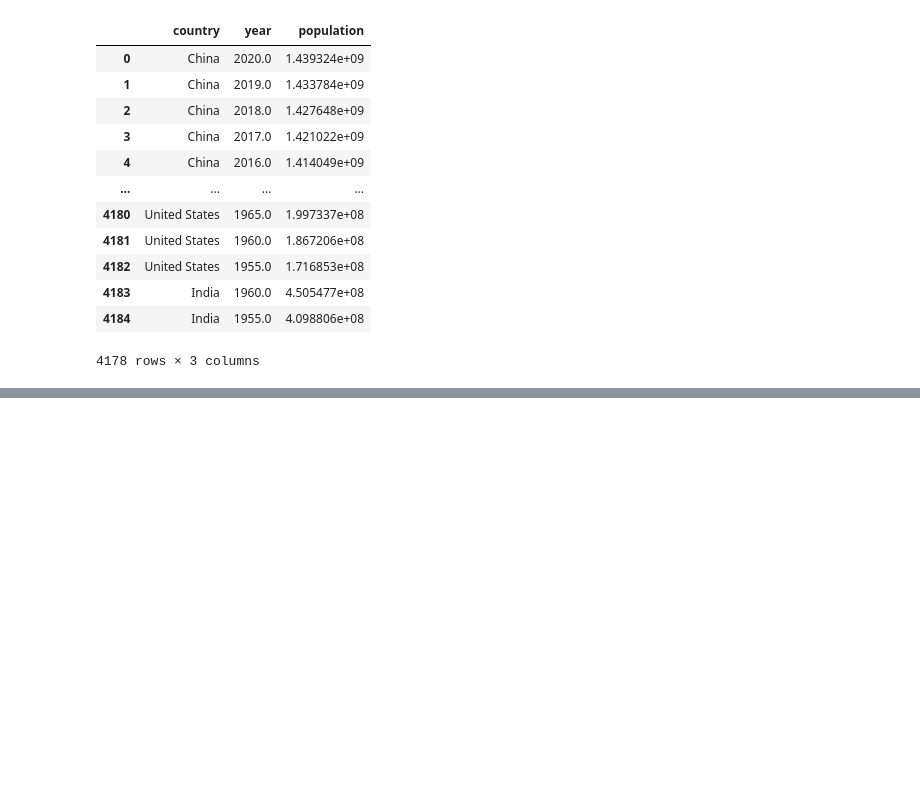
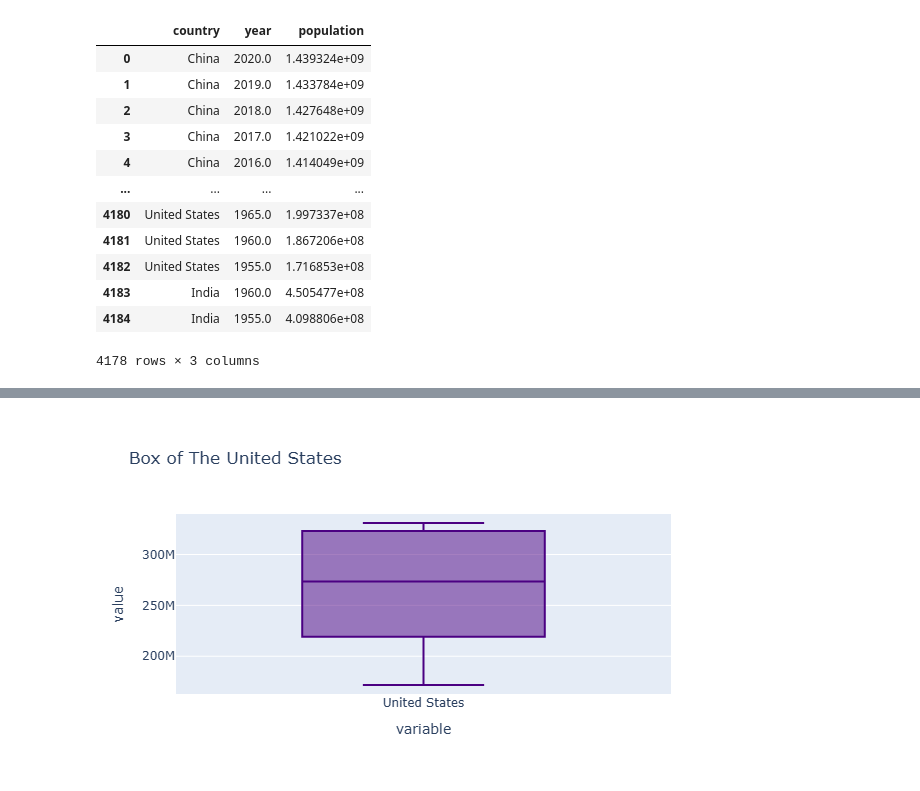
Before and after one commit to MUNYEMANA12/data-visualization, a Jupyter notebook: visualization.ipynb, the cells around one changed output, grey strips where cells are left out. Saved outputs shown, nothing was run; the diff lists cells and outputs as text; code cells hidden in the pictures; blank space fills up the shorter version.

```diff
--- a/visualization.ipynb
+++ b/visualization.ipynb
@@ -156,0 +167,8 @@ fig.show()
+# %%
+fit = px.box(d,
+             color_discrete_sequence = ['indigo'],
+
+            title = 'Box of The United States')
+fit.show()
+# %% [output]
+[figure, added]
```
Also changed, not shown: parts of 16 cells of this notebook.
